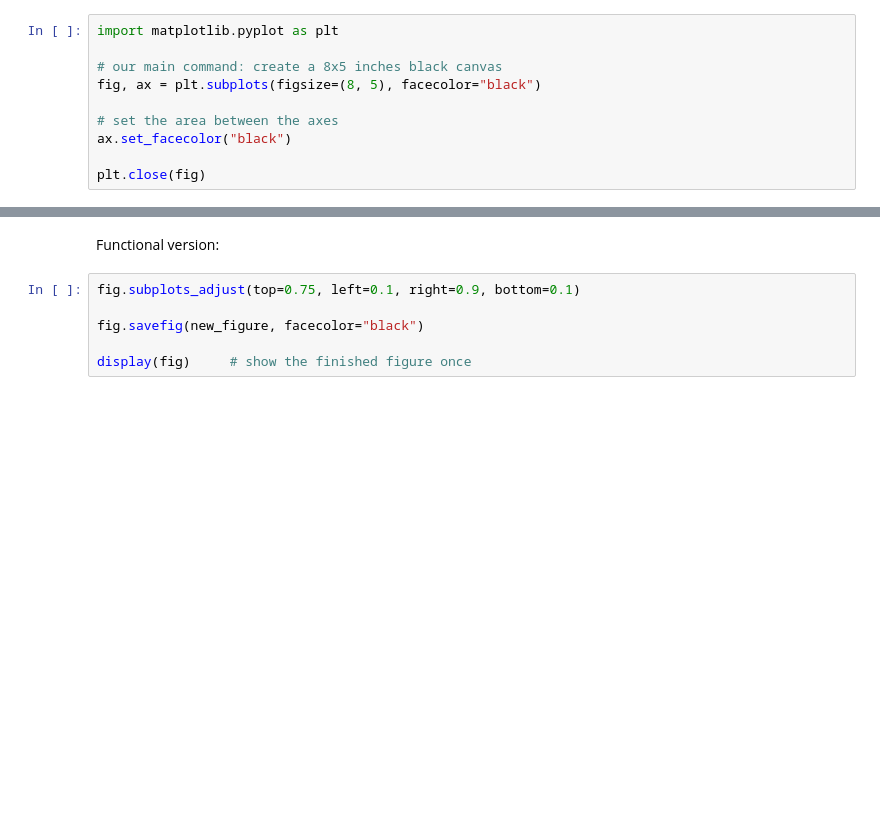
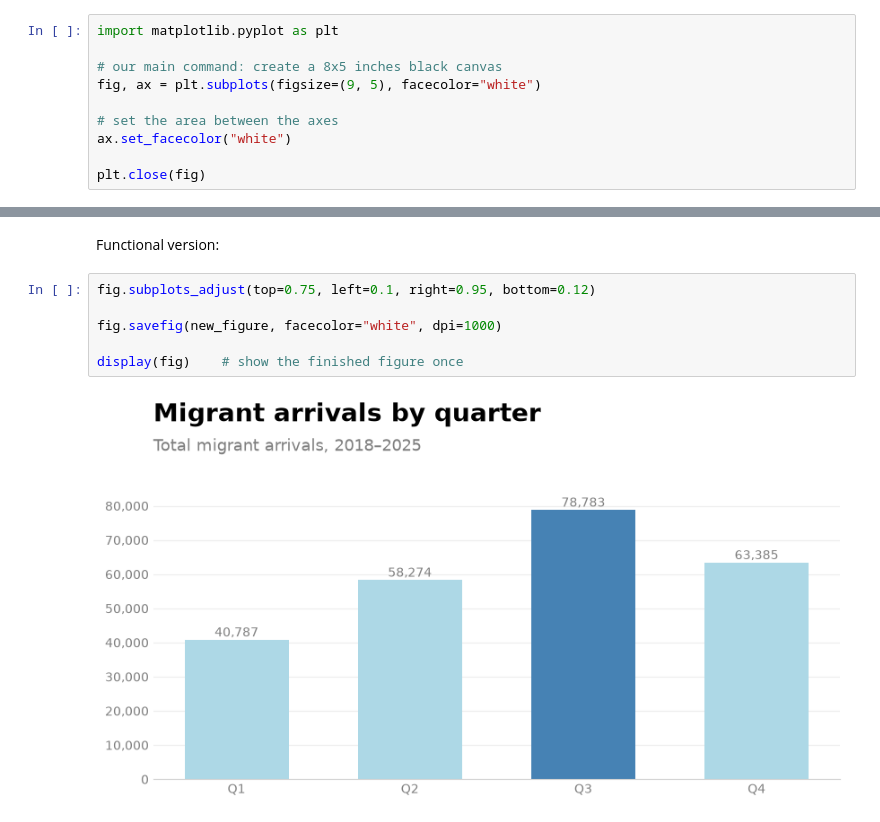
Before and after one commit to ale66/learn-coding-playground-2026-27, a Jupyter notebook: migration/group-c.ipynb, the cells around one changed output, grey strips where cells are left out. Drawn from its saved outputs; the diff is of its cells as text; blank space fills up the shorter version.

Commit message:
Solution group c with visualisation

```diff
--- a/migration/group-c.ipynb
+++ b/migration/group-c.ipynb
@@ -154,10 +206,10 @@ print(others[:R])
 import matplotlib.pyplot as plt
 
 # our main command: create a 8x5 inches black canvas
-fig, ax = plt.subplots(figsize=(8, 5), facecolor="black")
+fig, ax = plt.subplots(figsize=(9, 5), facecolor="white")
 
 # set the area between the axes
-ax.set_facecolor("black")
+ax.set_facecolor("white")
 
 plt.close(fig)
 # %% [markdown]
@@ -250,8 +313,10 @@ Empty space at the top if for title/caption.
 # %% [markdown]
 Functional version:
 # %%
-fig.subplots_adjust(top=0.75, left=0.1, right=0.9, bottom=0.1)
+fig.subplots_adjust(top=0.75, left=0.1, right=0.95, bottom=0.12)
 
-fig.savefig(new_figure, facecolor="black")
+fig.savefig(new_figure, facecolor="white", dpi=1000)
 
-display(fig)     # show the finished figure once
+display(fig)    # show the finished figure once
+# %% [output]
+[figure, added]
```
Also changed, not shown: parts of 15 cells of this notebook.
